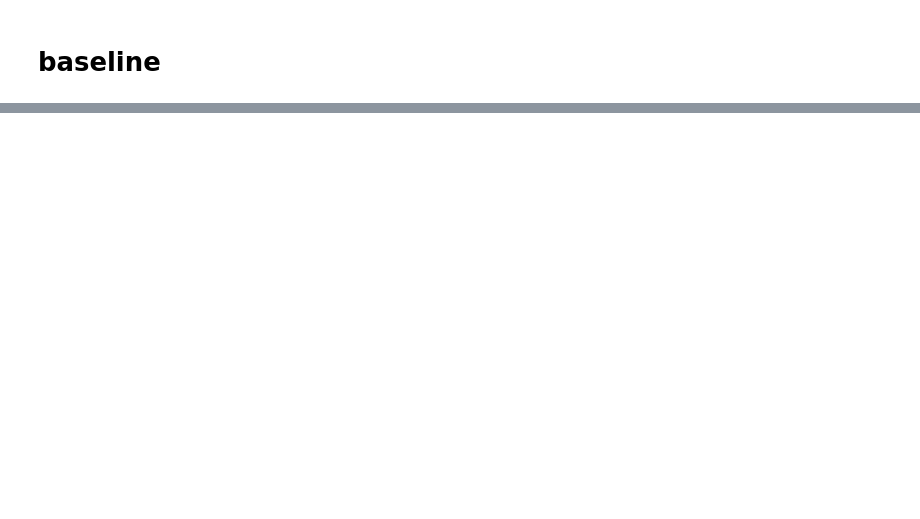
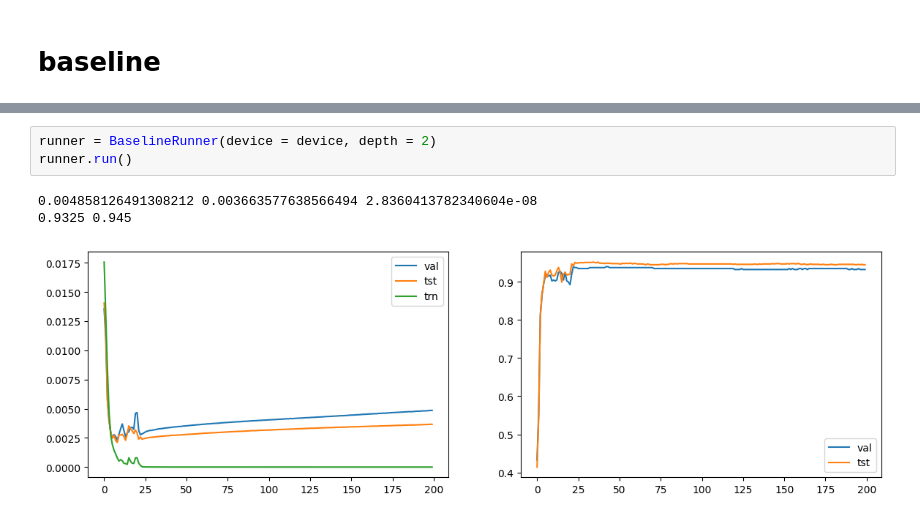
Before and after one commit to cljosegfer/hinton2015distilling, a Jupyter notebook: notebooks/reproducao_cnn.ipynb, the cells around one changed output, grey strips where cells are left out. Saved outputs shown, nothing was run; the diff lists cells and outputs as text; blank space fills up the shorter version.

```diff
--- a/notebooks/reproducao_cnn.ipynb
+++ b/notebooks/reproducao_cnn.ipynb
@@ -271,0 +32,7 @@ baseline(depth = 7, loaders = [trn_loader, val_loader, tst_loader], lr = 1e-2, d
+# %%
+runner = BaselineRunner(device = device, depth = 2)
+runner.run()
+# %% [output]
+0.004858126491308212 0.003663577638566494 2.8360413782340604e-08
+0.9325 0.945
+[figure, added]
```
Also changed, not shown: parts of 34 cells of this notebook, 32 other files.
